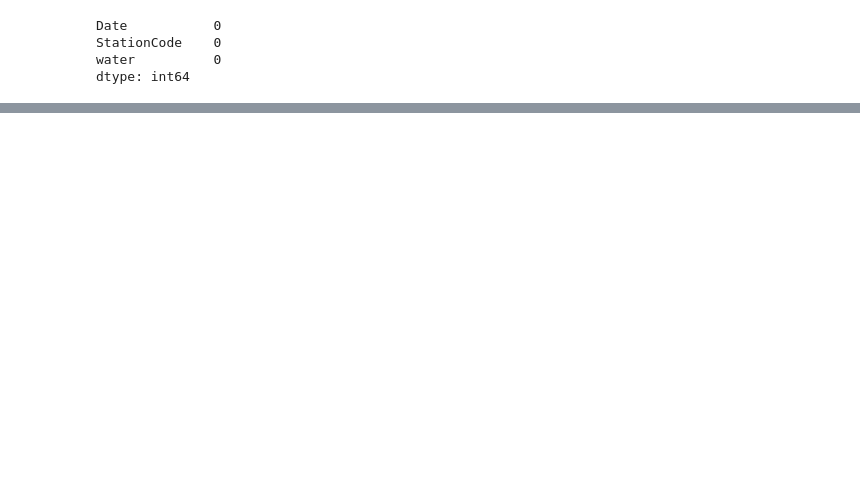
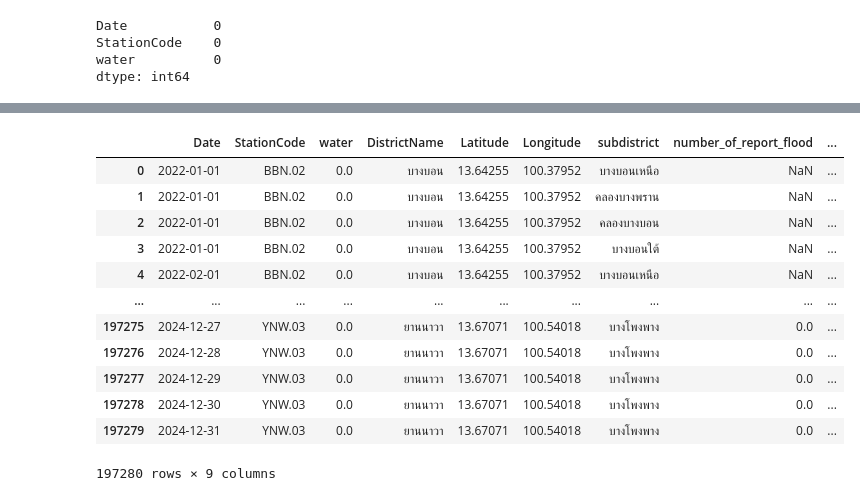
Before and after one commit to wirepecion/JekTurnRight_dsde, a Jupyter notebook: notebooks/water_scrape.ipynb, the cells around one changed output, grey strips where cells are left out. Saved outputs shown, nothing was run; the diff lists cells and outputs as text; code cells hidden in the pictures; blank space fills up the shorter version.

```diff
--- a/notebooks/water_scrape.ipynb
+++ b/notebooks/water_scrape.ipynb
@@ -228,0 +481,4 @@ dtype: int64
+# %%
+succuess_df['Date'] = pd.to_datetime(succuess_df['Date'], dayfirst=True).dt.date
+display(succuess_df)
+display(t)
@@ -228,0 +512,3 @@ dtype: int64
+# %%
+t = make_station_info_nearest(t,station_df)
+t
@@ -228,0 +529,8 @@ dtype: int64
+# %%
+t
+t['date'] = pd.to_datetime({
+    'year': t['year_timestamp'],
+    'month': t['month_timestamp'],
+    'day': t['days_timestamp']
+})
+t['date'] =t['date'].dt.date
@@ -228,0 +588,24 @@ dtype: int64
+# %%
+
+test_df = succuess_df.merge(
+    t[['date', 'StationCode','number_of_report_flood','total_report','district','subdistrict']],
+    left_on=['Date','DistrictName','subdistrict', 'StationCode'],
+    right_on=['date','district','subdistrict', 'StationCode'],
+    how='left'
+)
+test_df.drop(columns=['date','district'],inplace=True)
+test_df
+# %% [output]
+|  | Date | StationCode | water | DistrictName | Latitude | Longitude | subdistrict | number_of_report_flood | ... |
+| 0 | 2022-01-01 | BBN.02 | 0.0 | บางบอน | 13.64255 | 100.37952 | บางบอนเหนือ | NaN | ... |
+| 1 | 2022-01-01 | BBN.02 | 0.0 | บางบอน | 13.64255 | 100.37952 | คลองบางพราน | NaN | ... |
+| 2 | 2022-01-01 | BBN.02 | 0.0 | บางบอน | 13.64255 | 100.37952 | คลองบางบอน | NaN | ... |
+| 3 | 2022-01-01 | BBN.02 | 0.0 | บางบอน | 13.64255 | 100.37952 | บางบอนใต้ | NaN | ... |
+| 4 | 2022-02-01 | BBN.02 | 0.0 | บางบอน | 13.64255 | 100.37952 | บางบอนเหนือ | NaN | ... |
+| ... | ... | ... | ... | ... | ... | ... | ... | ... | ... |
+| 197275 | 2024-12-27 | YNW.03 | 0.0 | ยานนาวา | 13.67071 | 100.54018 | บางโพงพาง | 0.0 | ... |
+| 197276 | 2024-12-28 | YNW.03 | 0.0 | ยานนาวา | 13.67071 | 100.54018 | บางโพงพาง | 0.0 | ... |
+| 197277 | 2024-12-29 | YNW.03 | 0.0 | ยานนาวา | 13.67071 | 100.54018 | บางโพงพาง | 0.0 | ... |
+| 197278 | 2024-12-30 | YNW.03 | 0.0 | ยานนาวา | 13.67071 | 100.54018 | บางโพงพาง | 0.0 | ... |
+| 197279 | 2024-12-31 | YNW.03 | 0.0 | ยานนาวา | 13.67071 | 100.54018 | บางโพงพาง | 0.0 | ... |
+197280 rows × 9 columns
```
Also changed, not shown: parts of 37 cells of this notebook.
